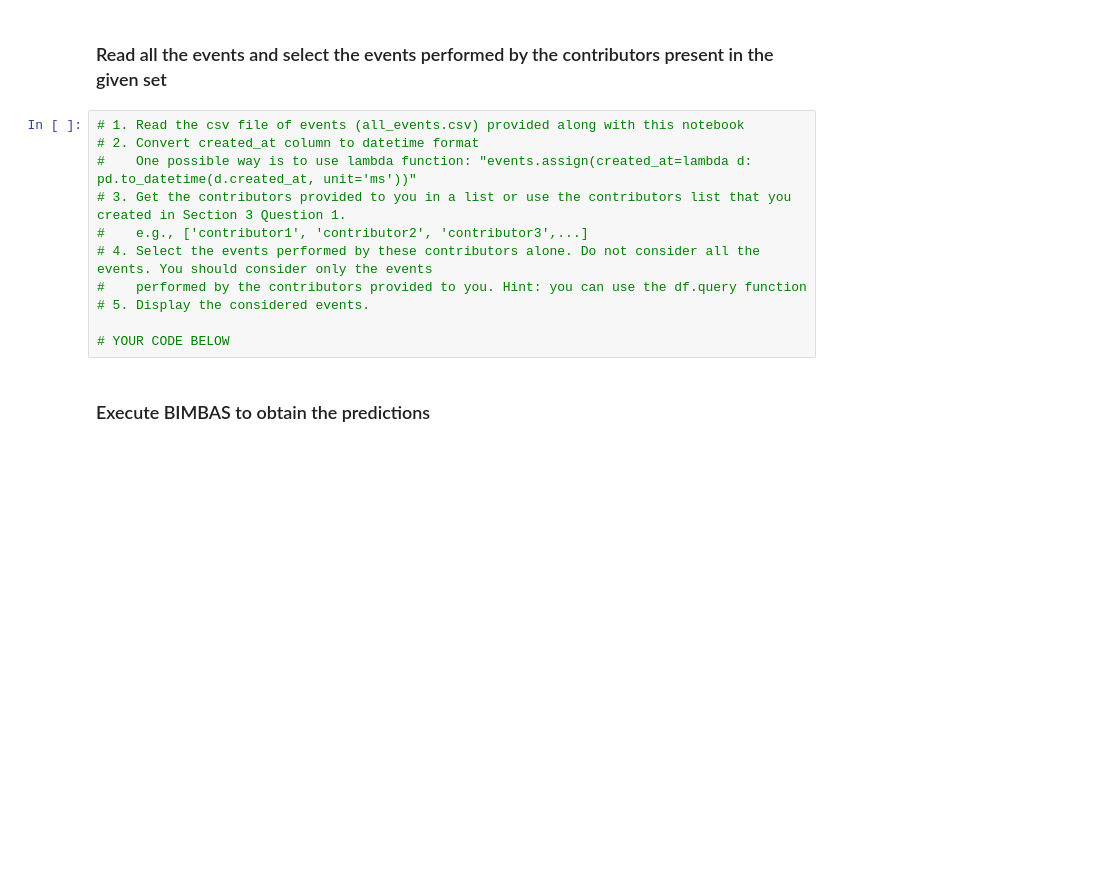
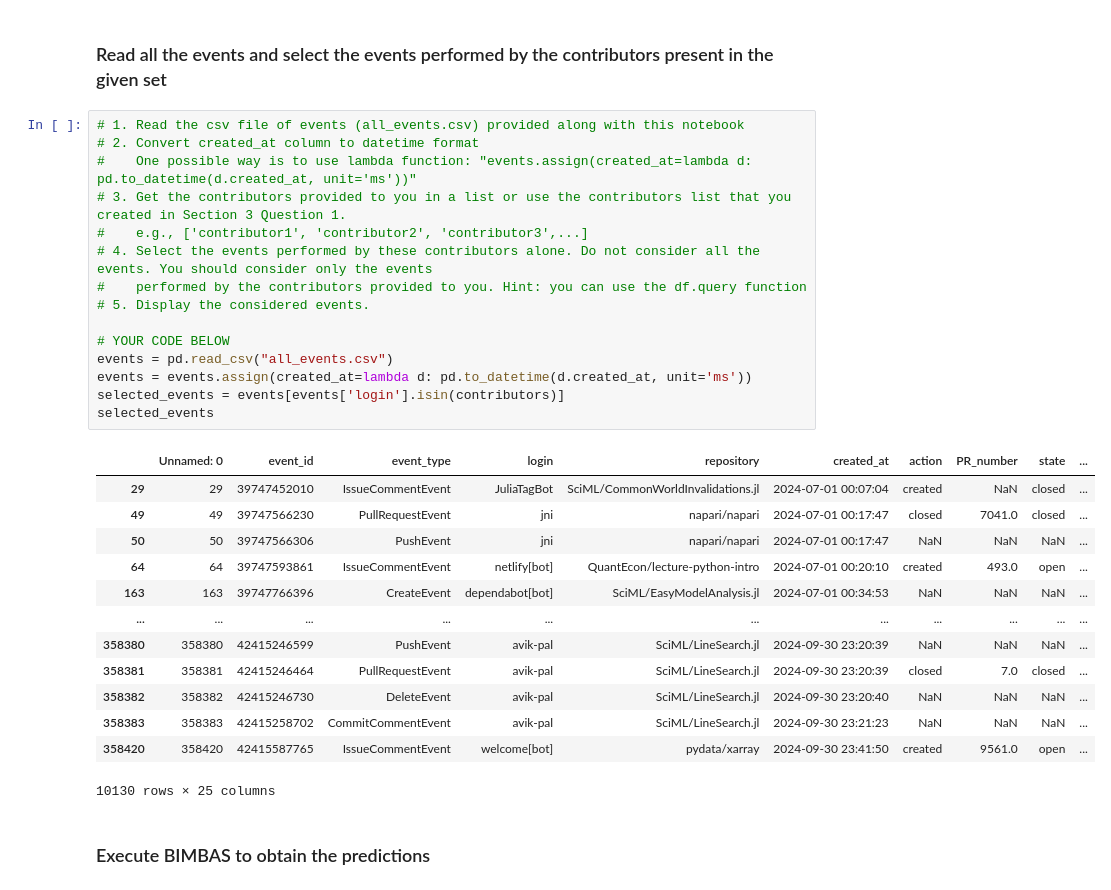
Before and after one commit to Oz-NoXIII/Software_Evolution_TP_bots, a Jupyter notebook: TP_bots_template.ipynb, the cells around one changed output. Saved outputs shown, nothing was run; the diff lists cells and outputs as text; blank space fills up the shorter version.

```diff
--- a/TP_bots_template.ipynb
+++ b/TP_bots_template.ipynb
@@ -213,14 +213,32 @@ welcome[bot]: a GitHub App that welcomes new users to your repository
 # %%
 # 1. Read the csv file of events (all_events.csv) provided along with this notebook
 # 2. Convert created_at column to datetime format
 #    One possible way is to use lambda function: "events.assign(created_at=lambda d: pd.to_datetime(d.created_at, unit='ms'))"
 # 3. Get the contributors provided to you in a list or use the contributors list that you created in Section 3 Question 1.
 #    e.g., ['contributor1', 'contributor2', 'contributor3',...]
 # 4. Select the events performed by these contributors alone. Do not consider all the events. You should consider only the events
 #    performed by the contributors provided to you. Hint: you can use the df.query function
 # 5. Display the considered events.
 
 # YOUR CODE BELOW
+events = pd.read_csv("all_events.csv")
+events = events.assign(created_at=lambda d: pd.to_datetime(d.created_at, unit='ms'))
+selected_events = events[events['login'].isin(contributors)]
+selected_events
+# %% [output]
+|  | Unnamed: 0 | event_id | event_type | login | repository | created_at | action | PR_number | state | ... |
+| 29 | 29 | 39747452010 | IssueCommentEvent | JuliaTagBot | SciML/CommonWorldInvalidations.jl | 2024-07-01 00:07:04 | created | NaN | closed | ... |
+| 49 | 49 | 39747566230 | PullRequestEvent | jni | napari/napari | 2024-07-01 00:17:47 | closed | 7041.0 | closed | ... |
+| 50 | 50 | 39747566306 | PushEvent | jni | napari/napari | 2024-07-01 00:17:47 | NaN | NaN | NaN | ... |
+| 64 | 64 | 39747593861 | IssueCommentEvent | netlify[bot] | QuantEcon/lecture-python-intro | 2024-07-01 00:20:10 | created | 493.0 | open | ... |
+| 163 | 163 | 39747766396 | CreateEvent | dependabot[bot] | SciML/EasyModelAnalysis.jl | 2024-07-01 00:34:53 | NaN | NaN | NaN | ... |
+| ... | ... | ... | ... | ... | ... | ... | ... | ... | ... | ... |
+| 358380 | 358380 | 42415246599 | PushEvent | avik-pal | SciML/LineSearch.jl | 2024-09-30 23:20:39 | NaN | NaN | NaN | ... |
+| 358381 | 358381 | 42415246464 | PullRequestEvent | avik-pal | SciML/LineSearch.jl | 2024-09-30 23:20:39 | closed | 7.0 | closed | ... |
+| 358382 | 358382 | 42415246730 | DeleteEvent | avik-pal | SciML/LineSearch.jl | 2024-09-30 23:20:40 | NaN | NaN | NaN | ... |
+| 358383 | 358383 | 42415258702 | CommitCommentEvent | avik-pal | SciML/LineSearch.jl | 2024-09-30 23:21:23 | NaN | NaN | NaN | ... |
+| 358420 | 358420 | 42415587765 | IssueCommentEvent | welcome[bot] | pydata/xarray | 2024-09-30 23:41:50 | created | 9561.0 | open | ... |
+10130 rows × 25 columns
 # %% [markdown]
 ### Execute BIMBAS to obtain the predictions
 # %%
```
Also changed, not shown: parts of 12 cells of this notebook.
